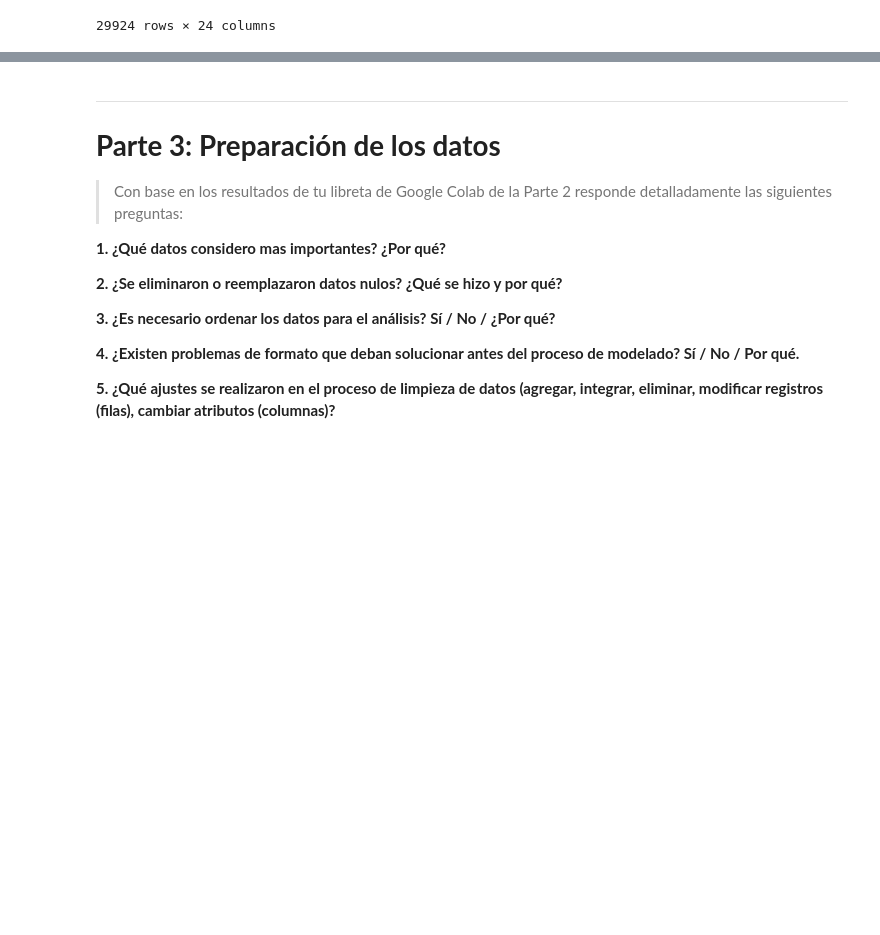
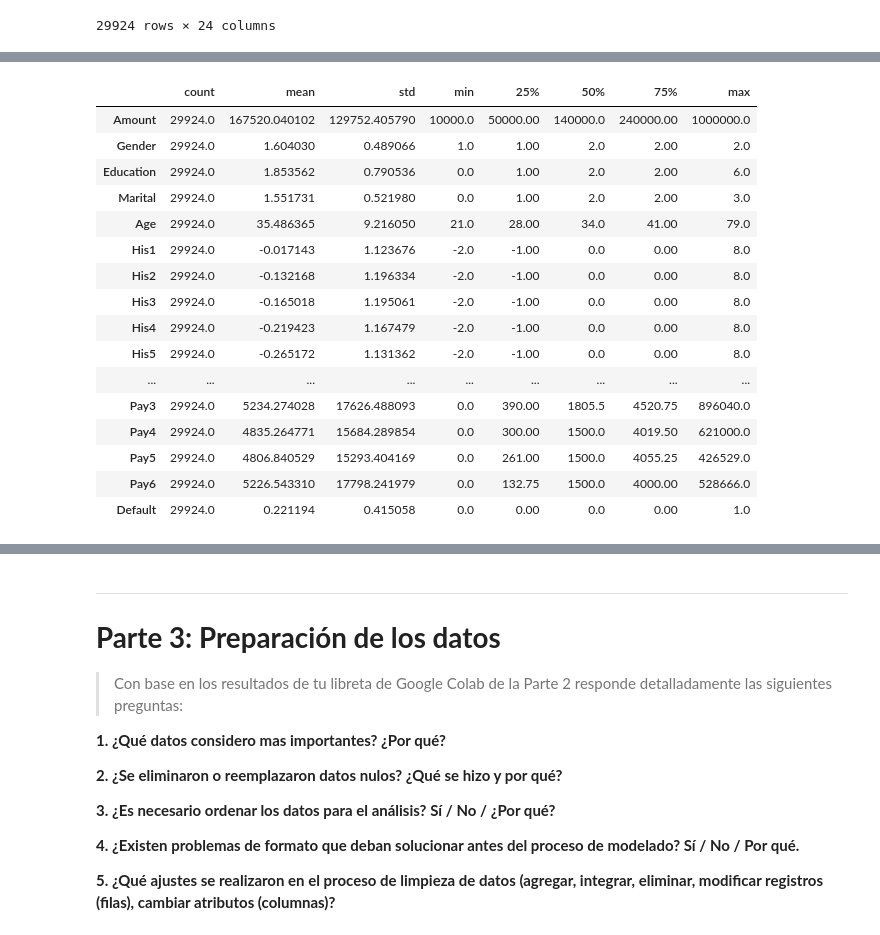
Before and after one commit to PosgradoMNA/actividades-del-projecto-equipo_104, a Jupyter notebook: Semana3_Actividad1_Equipo104.ipynb, the cells around one changed output, grey strips where cells are left out. Cells and saved outputs as stored; diff of their text form; code cells hidden in the pictures; blank space fills up the shorter version.

```diff
--- a/Semana3_Actividad1_Equipo104.ipynb
+++ b/Semana3_Actividad1_Equipo104.ipynb
@@ -217,16 +220,0 @@ Filtrar los valores atipicos no deseados en el dataframe
-# %%
-df = df[(df['Amount'] > 0) & (df['Amount'] < 100000)]
-df = df[(df['Age'] > 18) & (df['Age'] < 100)]
-df = df[(df['Bill1'] > 0) & (df['Bill1'] < 100000)]
-df = df[(df['Bill2'] > 0) & (df['Bill2'] < 100000)]
-df = df[(df['Bill3'] > 0) & (df['Bill3'] < 100000)]
-df = df[(df['Bill4'] > 0) & (df['Bill4'] < 100000)]
-df = df[(df['Bill5'] > 0) & (df['Bill5'] < 100000)]
-df = df[(df['Bill6'] > 0) & (df['Bill6'] < 100000)]
-df = df[(df['Pay1'] > 0) & (df['Pay1'] < 100000)]
-df = df[(df['Pay2'] > 0) & (df['Pay2'] < 100000)]
-df = df[(df['Pay3'] > 0) & (df['Pay3'] < 100000)]
-df = df[(df['Pay4'] > 0) & (df['Pay4'] < 100000)]
-df = df[(df['Pay5'] > 0) & (df['Pay5'] < 100000)]
-df = df[(df['Pay6'] > 0) & (df['Pay6'] < 100000)]
-df
@@ -249,3 +220,0 @@ Se eliminan todos los datos que no son numericos
-# %%
-df = df.select_dtypes(include=[np.number])
-df
@@ -265,0 +242,20 @@ df
+# %%
+df.describe().T
+# %% [output]
+|  | count | mean | std | min | 25% | 50% | 75% | max |
+| Amount | 29924.0 | 167520.040102 | 129752.405790 | 10000.0 | 50000.00 | 140000.0 | 240000.00 | 1000000.0 |
+| Gender | 29924.0 | 1.604030 | 0.489066 | 1.0 | 1.00 | 2.0 | 2.00 | 2.0 |
+| Education | 29924.0 | 1.853562 | 0.790536 | 0.0 | 1.00 | 2.0 | 2.00 | 6.0 |
+| Marital | 29924.0 | 1.551731 | 0.521980 | 0.0 | 1.00 | 2.0 | 2.00 | 3.0 |
+| Age | 29924.0 | 35.486365 | 9.216050 | 21.0 | 28.00 | 34.0 | 41.00 | 79.0 |
+| His1 | 29924.0 | -0.017143 | 1.123676 | -2.0 | -1.00 | 0.0 | 0.00 | 8.0 |
+| His2 | 29924.0 | -0.132168 | 1.196334 | -2.0 | -1.00 | 0.0 | 0.00 | 8.0 |
+| His3 | 29924.0 | -0.165018 | 1.195061 | -2.0 | -1.00 | 0.0 | 0.00 | 8.0 |
+| His4 | 29924.0 | -0.219423 | 1.167479 | -2.0 | -1.00 | 0.0 | 0.00 | 8.0 |
+| His5 | 29924.0 | -0.265172 | 1.131362 | -2.0 | -1.00 | 0.0 | 0.00 | 8.0 |
+| ... | ... | ... | ... | ... | ... | ... | ... | ... |
+| Pay3 | 29924.0 | 5234.274028 | 17626.488093 | 0.0 | 390.00 | 1805.5 | 4520.75 | 896040.0 |
+| Pay4 | 29924.0 | 4835.264771 | 15684.289854 | 0.0 | 300.00 | 1500.0 | 4019.50 | 621000.0 |
+| Pay5 | 29924.0 | 4806.840529 | 15293.404169 | 0.0 | 261.00 | 1500.0 | 4055.25 | 426529.0 |
+| Pay6 | 29924.0 | 5226.543310 | 17798.241979 | 0.0 | 132.75 | 1500.0 | 4000.00 | 528666.0 |
+| Default | 29924.0 | 0.221194 | 0.415058 | 0.0 | 0.00 | 0.0 | 0.00 | 1.0 |
```
Also changed, not shown: parts of 15 cells of this notebook.
